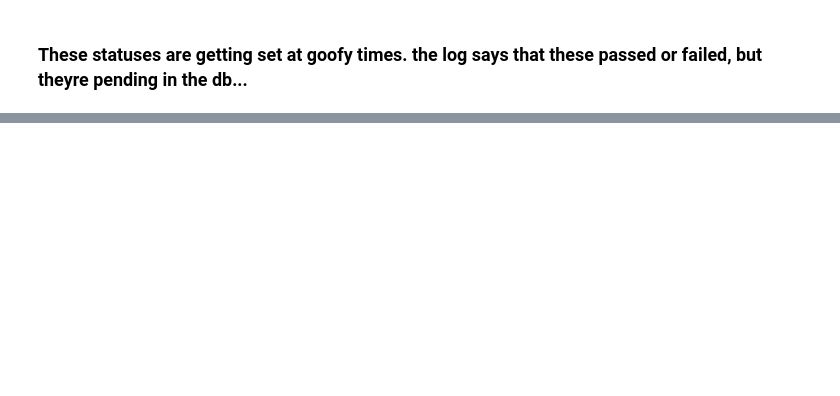
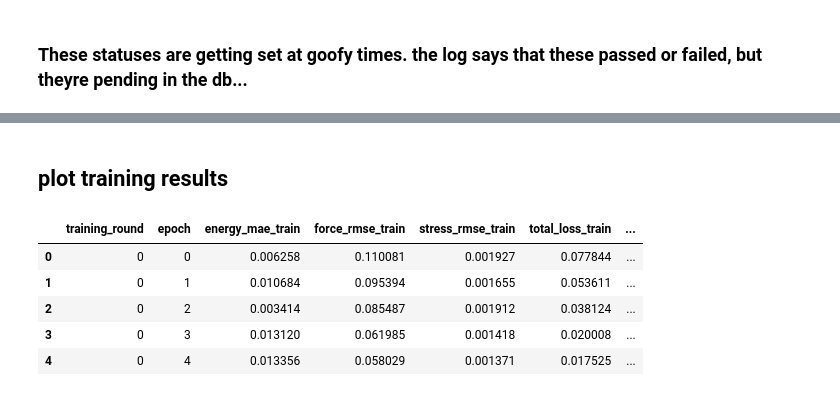
Before and after one commit to globus-labs/cascade, a Jupyter notebook: 3_cascade/1_sanity_check_run.ipynb, the cells around one changed output, grey strips where cells are left out. Cells and saved outputs as stored; diff of their text form; code cells hidden in the pictures; blank space fills up the shorter version.

```diff
--- a/3_cascade/1_sanity_check_run.ipynb
+++ b/3_cascade/1_sanity_check_run.ipynb
@@ -147,0 +167,2 @@ db.count_chunk_events_by_type(last_run_id)
+# %% [markdown]
+## plot training results
@@ -147,0 +171,9 @@ db.count_chunk_events_by_type(last_run_id)
+# %%
+training_logs.head()
+# %% [output]
+|  | training_round | epoch | energy_mae_train | force_rmse_train | stress_rmse_train | total_loss_train | ... |
+| 0 | 0 | 0 | 0.006258 | 0.110081 | 0.001927 | 0.077844 | ... |
+| 1 | 0 | 1 | 0.010684 | 0.095394 | 0.001655 | 0.053611 | ... |
+| 2 | 0 | 2 | 0.003414 | 0.085487 | 0.001912 | 0.038124 | ... |
+| 3 | 0 | 3 | 0.013120 | 0.061985 | 0.001418 | 0.020008 | ... |
+| 4 | 0 | 4 | 0.013356 | 0.058029 | 0.001371 | 0.017525 | ... |
```
Also changed, not shown: parts of 18 cells of this notebook.
